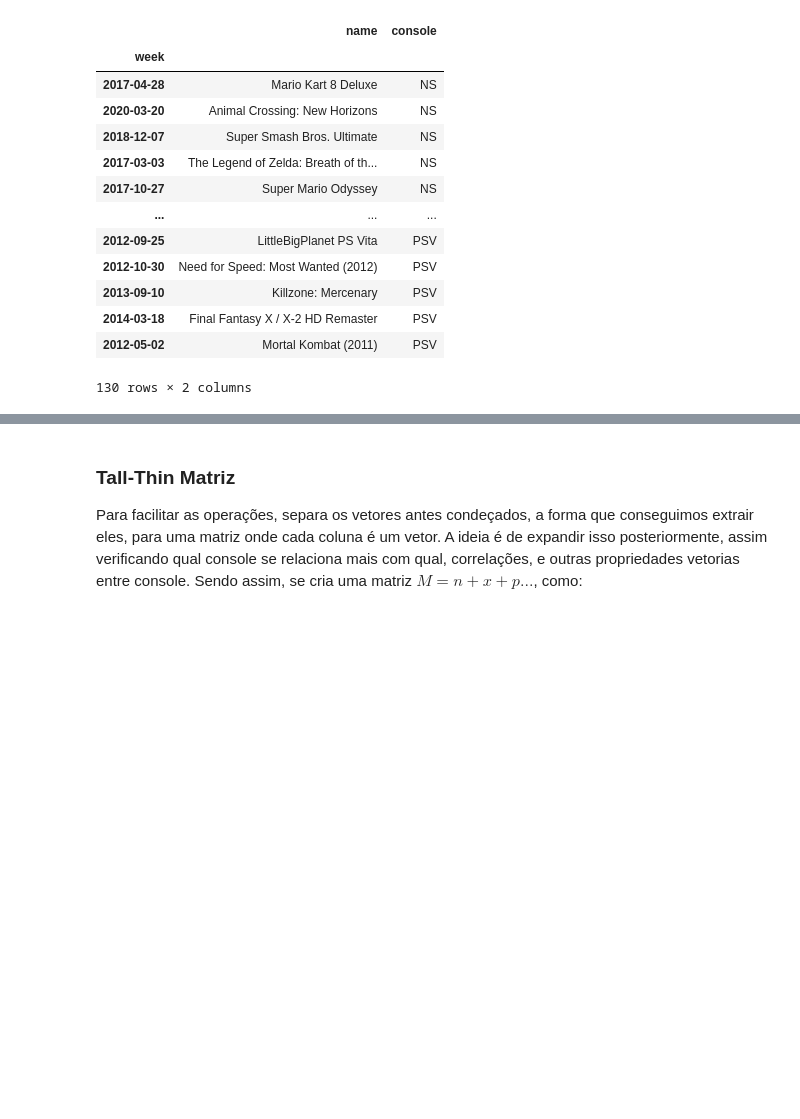
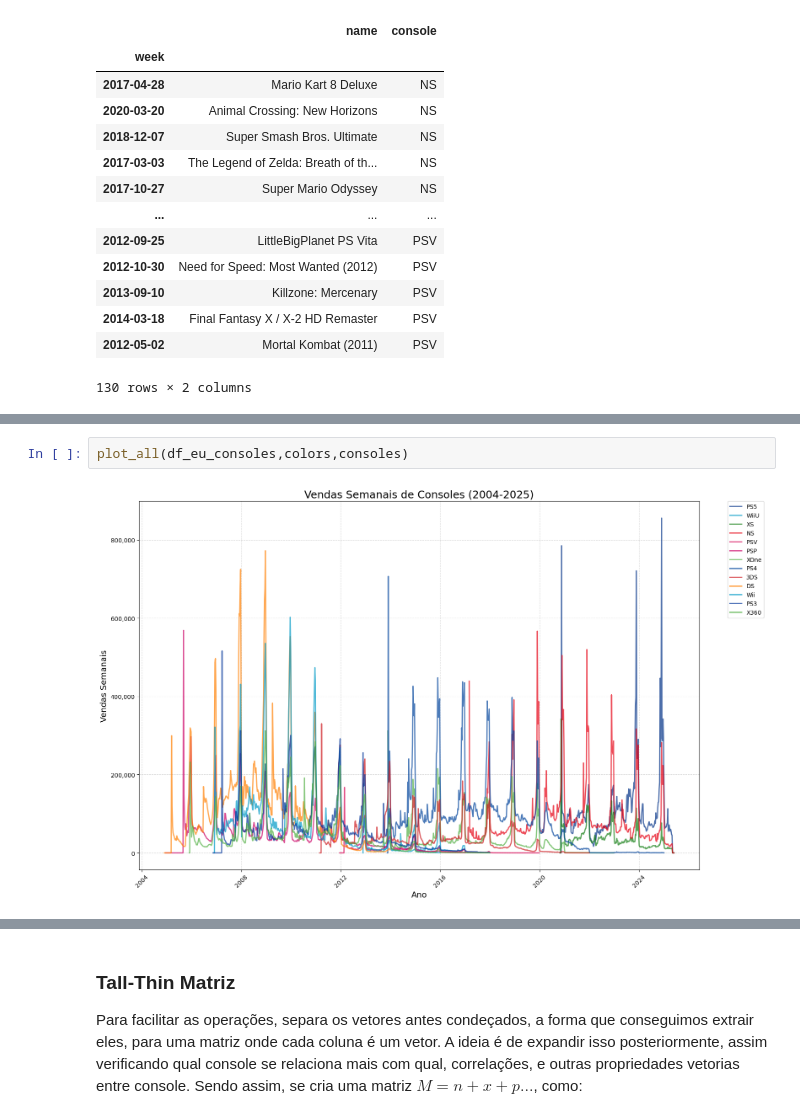
Before and after one commit to FramesPerStatistic/Console_Analyses, a Jupyter notebook: notebooks/serie_temp_console.ipynb, the cells around one changed output, grey strips where cells are left out. Saved outputs shown, nothing was run; the diff lists cells and outputs as text; blank space fills up the shorter version.

```diff
--- a/notebooks/serie_temp_console.ipynb
+++ b/notebooks/serie_temp_console.ipynb
@@ -68,0 +85,4 @@ plt.show()
+# %%
+plot_all(df_eu_consoles,colors,consoles)
+# %% [output]
+[figure, added]
```
Also changed, not shown: parts of 11 cells of this notebook, 4 other files.
